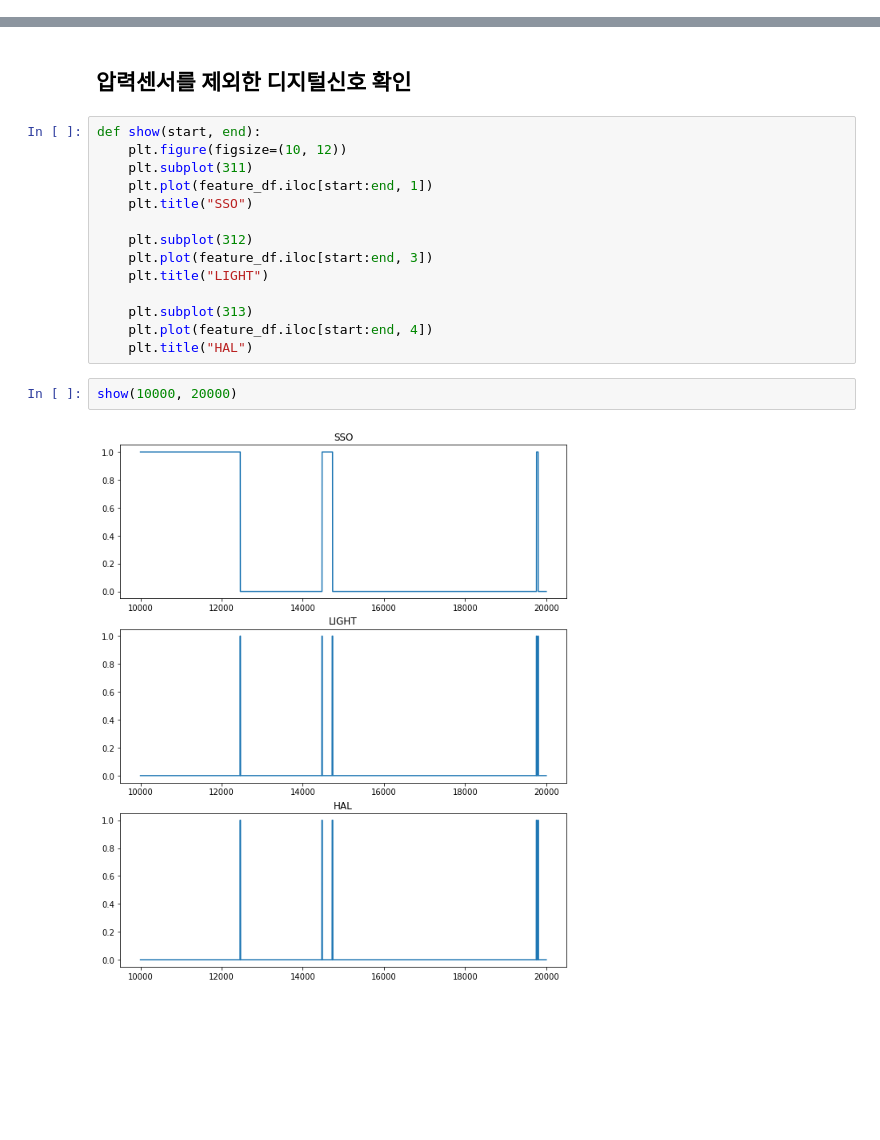
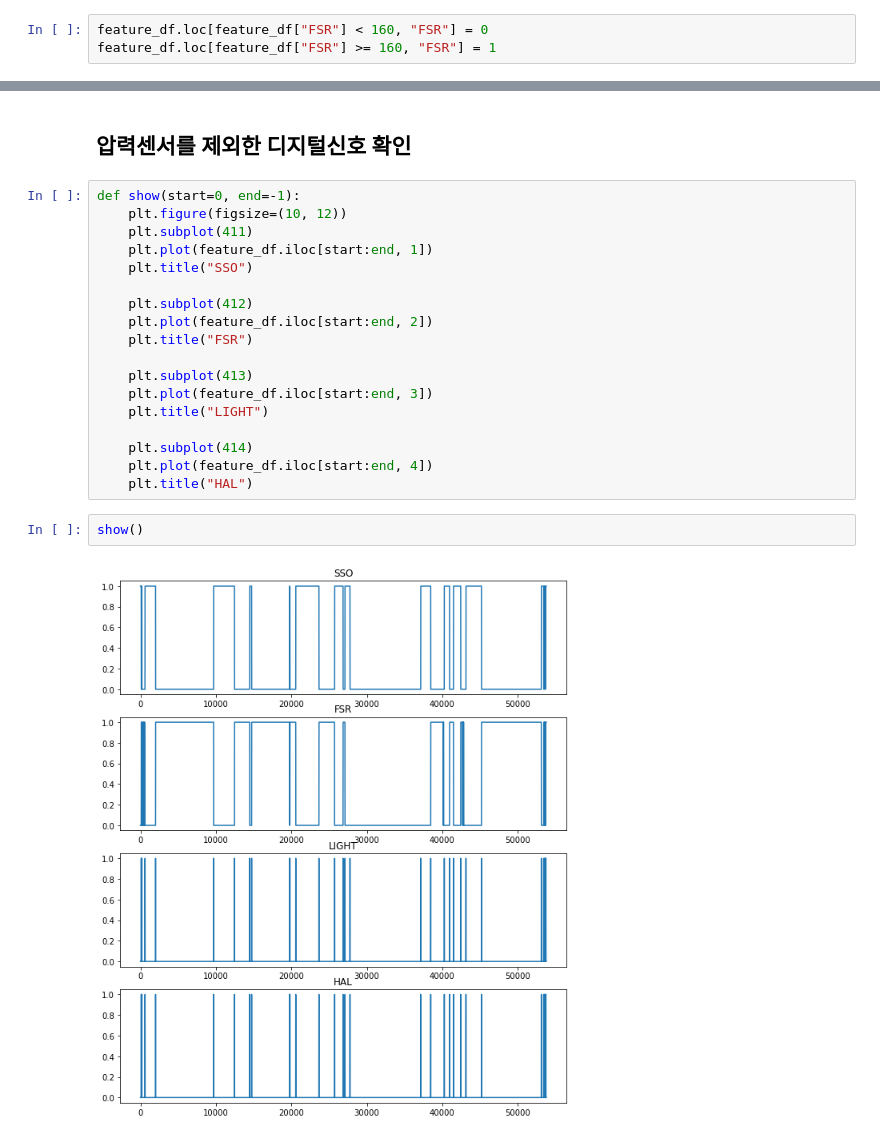
Before and after one commit to WhiteHyun/Lab, a Jupyter notebook: thesis/thesis.ipynb, the cells around one changed output, grey strips where cells are left out. Drawn from its saved outputs; the diff is of its cells as text; blank space fills up the shorter version.

```diff
--- a/thesis/thesis.ipynb
+++ b/thesis/thesis.ipynb
@@ -60,3 +66,6 @@ feature_df["SSO"].plot()
+# %%
+feature_df.loc[feature_df["FSR"] < 160, "FSR"] = 0
+feature_df.loc[feature_df["FSR"] >= 160, "FSR"] = 1
 # %%
 feature_df["FSR"].plot()
 # %% [output]
@@ -73,20 +82,24 @@ feature_df["HAL"].plot()
 # %% [markdown]
 ## 압력센서를 제외한 디지털신호 확인
 # %%
-def show(start, end):
+def show(start=0, end=-1):
     plt.figure(figsize=(10, 12))
-    plt.subplot(311)
+    plt.subplot(411)
     plt.plot(feature_df.iloc[start:end, 1])
     plt.title("SSO")
 
-    plt.subplot(312)
+    plt.subplot(412)
+    plt.plot(feature_df.iloc[start:end, 2])
+    plt.title("FSR")
+
+    plt.subplot(413)
     plt.plot(feature_df.iloc[start:end, 3])
     plt.title("LIGHT")
 
-    plt.subplot(313)
+    plt.subplot(414)
     plt.plot(feature_df.iloc[start:end, 4])
     plt.title("HAL")
 # %%
-show(10000, 20000)
+show()
 # %% [output]
-[figure, old version]
+[figure, new version]
```
Also changed, not shown: parts of 12 cells of this notebook, 4 other files.
